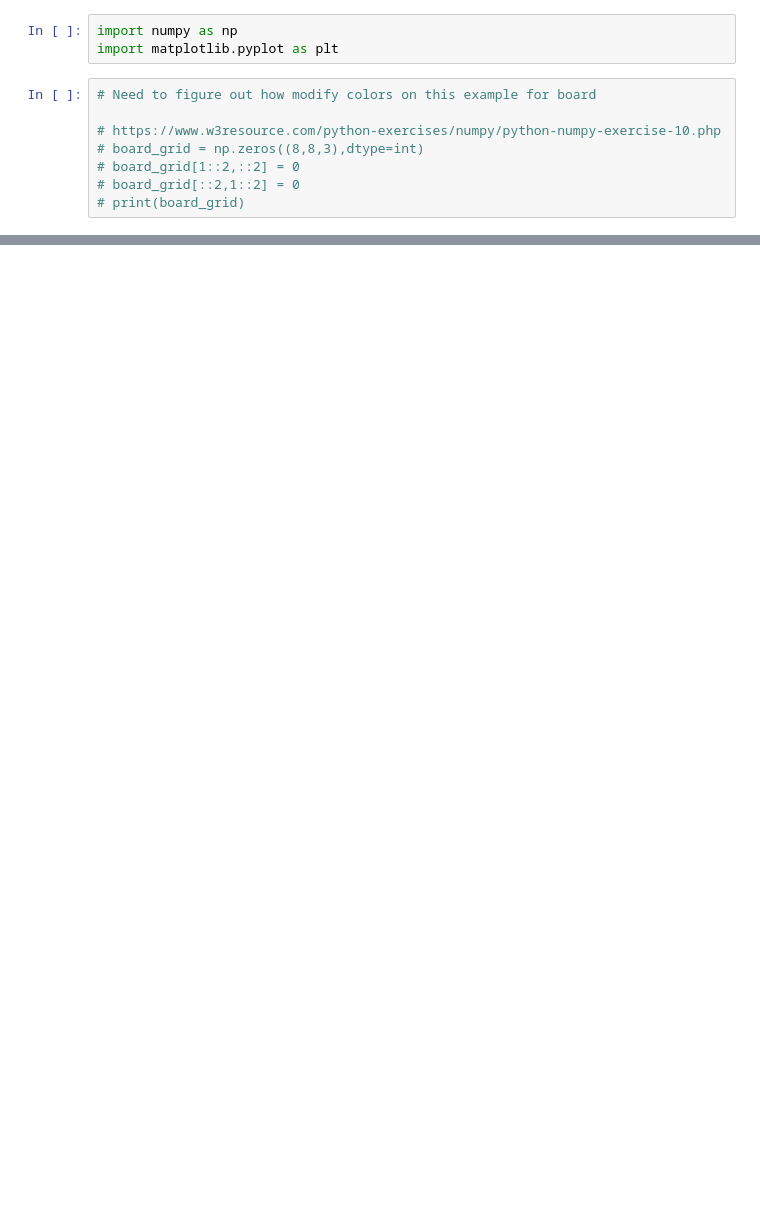
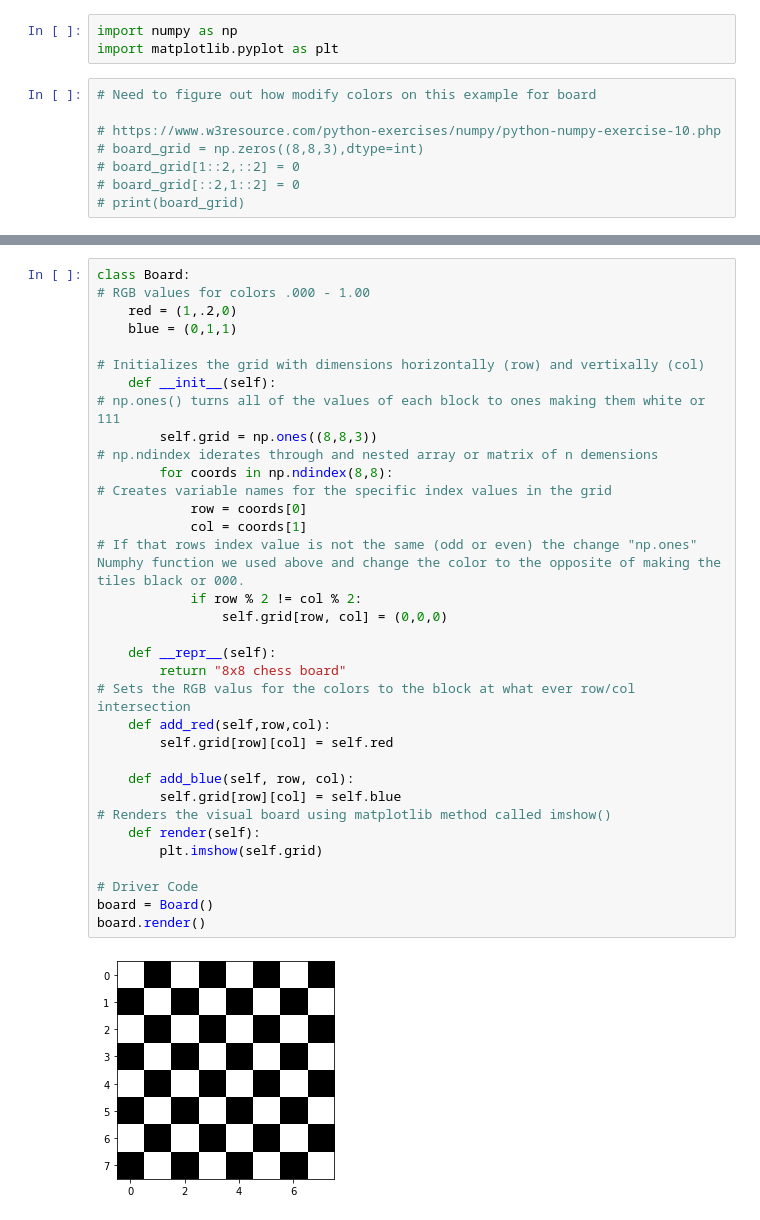
Before and after one commit to Alex2Pena/chess_board_python, a Jupyter notebook: chess_board.ipynb, the cells around one changed output, grey strips where cells are left out. Drawn from its saved outputs; the diff is of its cells as text; blank space fills up the shorter version.

```diff
--- a/chess_board.ipynb
+++ b/chess_board.ipynb
@@ -66,0 +12,36 @@ NameError: name 'under_attack' is not defined
+# %%
+class Board:
+# RGB values for colors .000 - 1.00
+    red = (1,.2,0)
+    blue = (0,1,1)
+
+# Initializes the grid with dimensions horizontally (row) and vertixally (col)
+    def __init__(self):
+# np.ones() turns all of the values of each block to ones making them white or 111
+        self.grid = np.ones((8,8,3))
+# np.ndindex iderates through and nested array or matrix of n demensions
+        for coords in np.ndindex(8,8):
+# Creates variable names for the specific index values in the grid
+            row = coords[0]
+            col = coords[1]
+# If that rows index value is not the same (odd or even) the change "np.ones" Numphy function we used above and change the color to the opposite of making the tiles black or 000.
+            if row % 2 != col % 2:
+                self.grid[row, col] = (0,0,0)
+
+    def __repr__(self):
+        return "8x8 chess board"
+# Sets the RGB valus for the colors to the block at what ever row/col intersection
+    def add_red(self,row,col):
+        self.grid[row][col] = self.red
+
+    def add_blue(self, row, col):
+        self.grid[row][col] = self.blue
+# Renders the visual board using matplotlib method called imshow()
+    def render(self):
+        plt.imshow(self.grid)
+
+# Driver Code
+board = Board()
+board.render()
+# %% [output]
+[figure, added]
```
Also changed, not shown: parts of 7 cells of this notebook.
